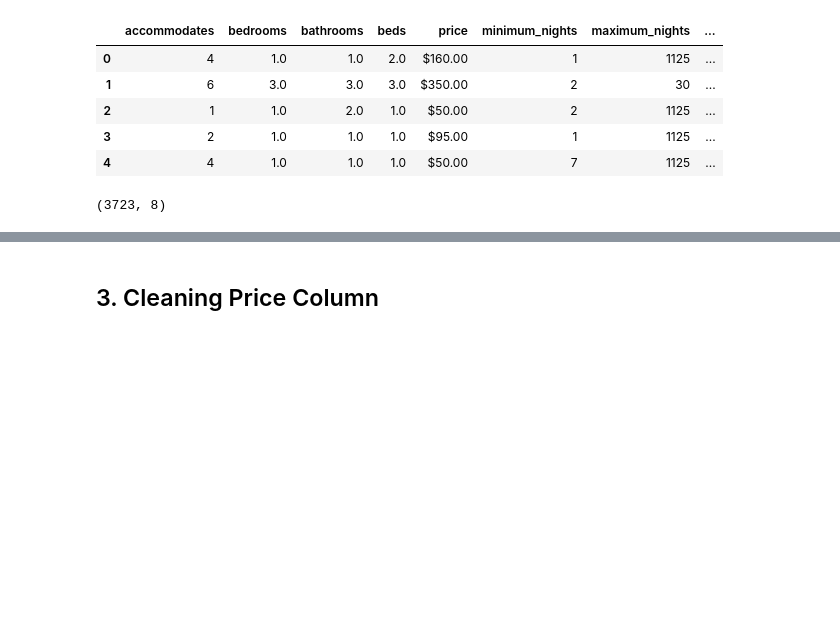
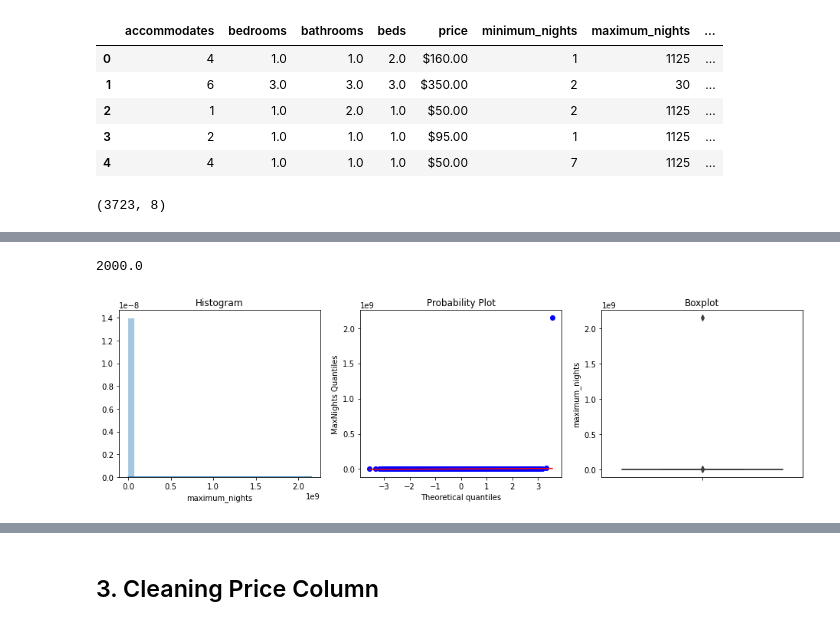
Before and after one commit to harera3/ML_Blueprints, a Jupyter notebook: 02_Evaluating_Model_performance.ipynb, the cells around one changed output, grey strips where cells are left out. Drawn from its saved outputs; the diff is of its cells as text; code cells hidden in the pictures; blank space fills up the shorter version.

```diff
--- a/02_Evaluating_Model_performance.ipynb
+++ b/02_Evaluating_Model_performance.ipynb
@@ -38,0 +29,18 @@ dc.describe()
+# %%
+from sklearn.base import BaseEstimator, TransformerMixin
+
+class PriceCleaner(BaseEstimator, TransformerMixin):
+    def __init__(self):
+        self
+    def fit(self, df, y = None):
+        return self
+    def transform(self, df):
+        df = df.copy()
+        no_comma = df['price'].str.replace(',', '')
+        no_dollar = no_comma.str.replace('$', '')
+        df['price'] = no_dollar.astype('float')
+        return df
+
+pricer = PriceCleaner()
+dc_priced = pricer.transform(dc)
+dc_priced.head()
@@ -38,0 +74,30 @@ dc.describe()
+# %%
+dc_priced['maximum_nights'].quantile(0.999)
+# %% [output]
+2000.0
+# %%
+import matplotlib.pyplot as plt
+import seaborn as sns
+import scipy.stats as stats
+
+def diagnostic_plots(df, variable):
+    plt.figure(figsize=(16, 4))
+
+    plt.subplot(1, 3, 1)
+    sns.distplot(df[variable], bins=30)
+    plt.title('Histogram')
+
+    plt.subplot(1, 3, 2)
+    stats.probplot(df[variable], dist="norm", plot=plt)
+    plt.ylabel('MaxNights Quantiles')
+
+    plt.subplot(1, 3, 3)
+    sns.boxplot(y=df[variable])
+    plt.title('Boxplot')
+
+    plt.show()
+
+# let's plot RM
+diagnostic_plots(dc_priced, 'maximum_nights')
+# %% [output]
+[figure, added]
```
Also changed, not shown: parts of 43 cells of this notebook.
